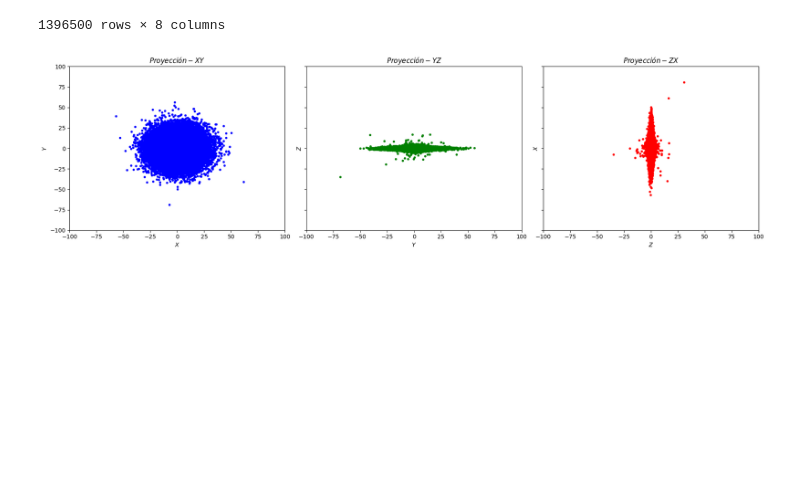
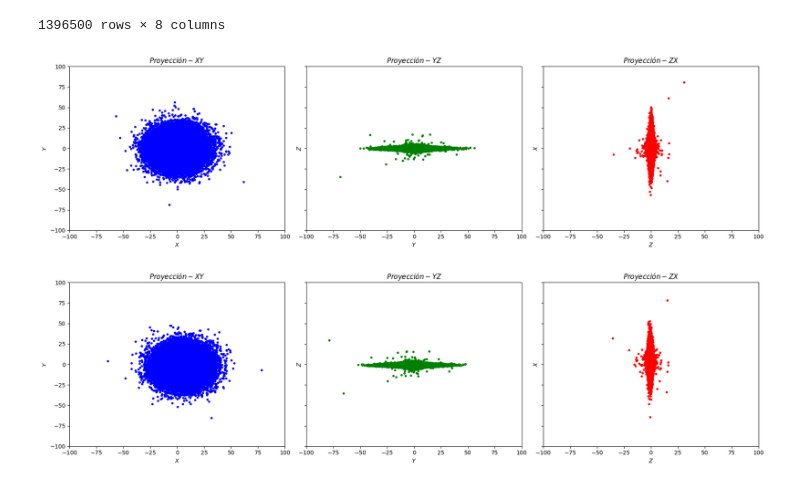
Before and after one commit to sperezp23/Analizador_de_Galaxias, a Jupyter notebook: Ensayos.ipynb, the cells around one changed output. Drawn from its saved outputs; the diff is of its cells as text; code cells hidden in the pictures; blank space fills up the shorter version.

Commit message:
Update: 'Verificación con los datos del profe.'

```diff
--- a/Ensayos.ipynb
+++ b/Ensayos.ipynb
@@ -230,3 +230,8 @@ def graficar_proyecciones(base_de_datos, x, y, z, limites_x = (None, None), limi
 graficar_proyecciones(disco_df, 'x_f', 'y_f', 'z_f', limites_x=(-100, 100), limites_y=(-100,100))
 # %% [output]
 [figure]
+# %%
+disco_profe_df = pd.read_csv(r'Archivos\disco_profe.2', delimiter=' ', header=None, names=['id', 'x_f', 'y_f', 'z_f', 'vx_f', 'vy_f', 'vz_f', 'masa'])
+graficar_proyecciones(disco_profe_df, 'x_f', 'y_f', 'z_f', limites_x=(-100, 100), limites_y=(-100,100))
+# %% [output]
+[figure, added]
```
Also changed, not shown: parts of 5 cells of this notebook, 1 other file.
